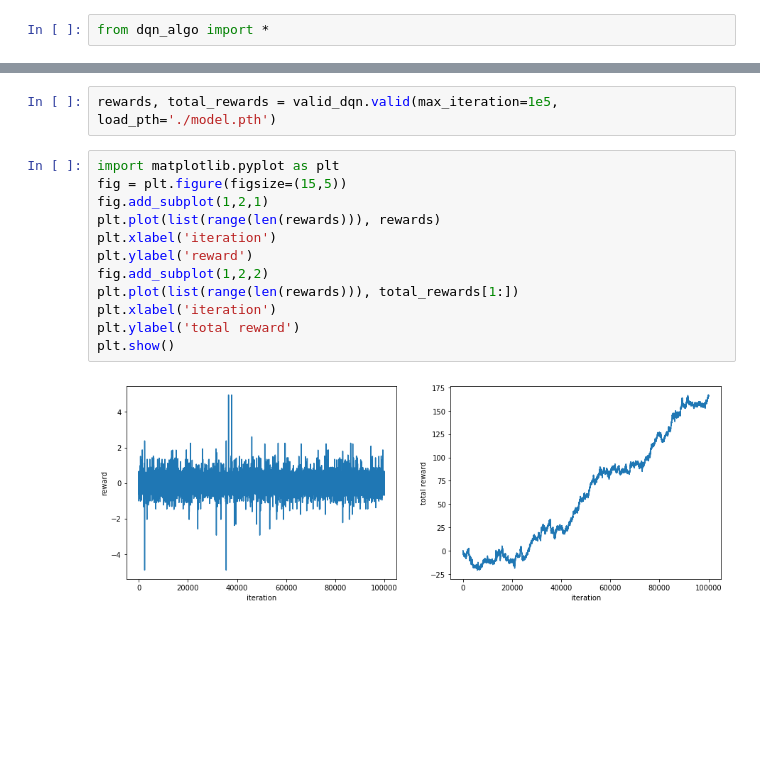
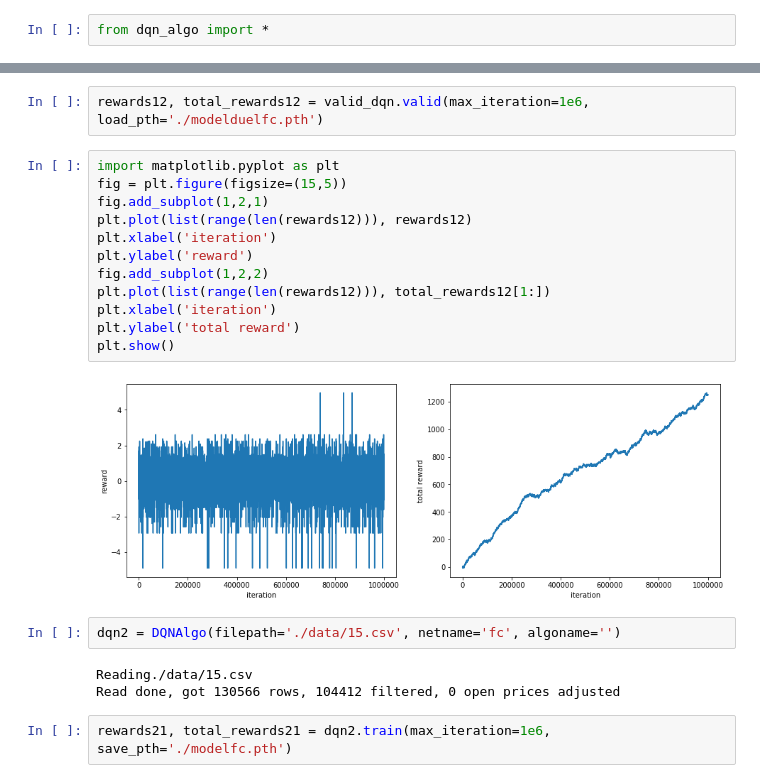
Before and after one commit to lyzustc/stocks-trading-with-RL, a Jupyter notebook: run.ipynb, the cells around one changed output, grey strips where cells are left out. Drawn from its saved outputs; the diff is of its cells as text; blank space fills up the shorter version.

```diff
--- a/run.ipynb
+++ b/run.ipynb
@@ -28,17 +28,24 @@ Reading ./data/16.csv
 Read done, got 131542 rows, 99752 filtered, 0 open prices adjusted
 # %%
-rewards, total_rewards = valid_dqn.valid(max_iteration=1e5, load_pth='./model.pth')
+rewards12, total_rewards12 = valid_dqn.valid(max_iteration=1e6, load_pth='./modelduelfc.pth')
 # %%
 import matplotlib.pyplot as plt
 fig = plt.figure(figsize=(15,5))
 fig.add_subplot(1,2,1)
-plt.plot(list(range(len(rewards))), rewards)
+plt.plot(list(range(len(rewards12))), rewards12)
 plt.xlabel('iteration')
 plt.ylabel('reward')
 fig.add_subplot(1,2,2)
-plt.plot(list(range(len(rewards))), total_rewards[1:])
+plt.plot(list(range(len(rewards12))), total_rewards12[1:])
 plt.xlabel('iteration')
 plt.ylabel('total reward')
 plt.show()
 # %% [output]
-[figure, old version]
+[figure, new version]
+# %%
+dqn2 = DQNAlgo(filepath='./data/15.csv', netname='fc', algoname='')
+# %% [output]
+Reading./data/15.csv
+Read done, got 130566 rows, 104412 filtered, 0 open prices adjusted
+# %%
+rewards21, total_rewards21 = dqn2.train(max_iteration=1e6, save_pth='./modelfc.pth')
```
Also changed, not shown: parts of 21 cells of this notebook, 4 other files.
